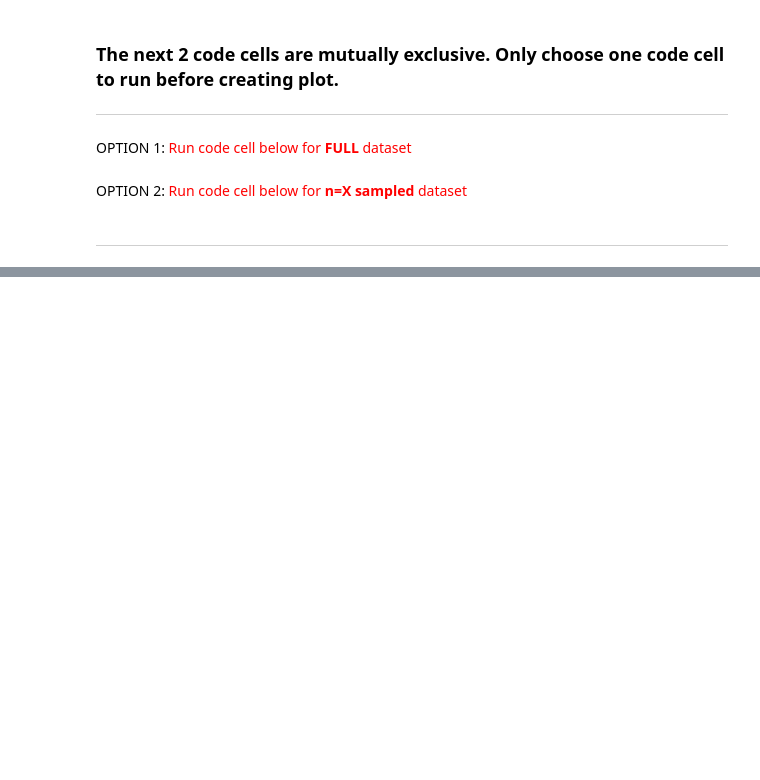
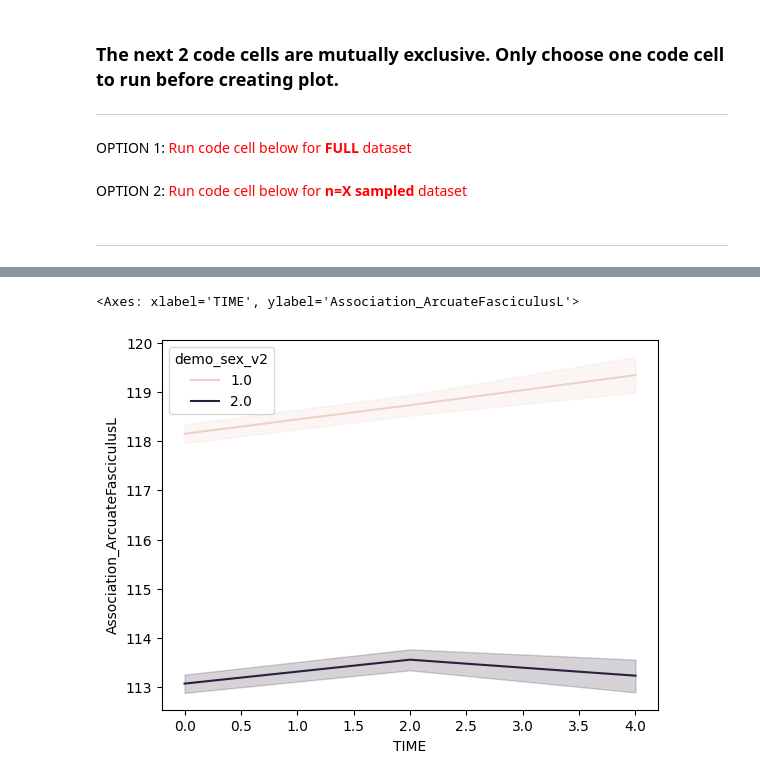
Before and after one commit to manovarmani/tractography, a Jupyter notebook: longitudinal-analysis/longitudinal.ipynb, the cells around one changed output, grey strips where cells are left out. Drawn from its saved outputs; the diff is of its cells as text; code cells hidden in the pictures; blank space fills up the shorter version.

```diff
--- a/longitudinal-analysis/longitudinal.ipynb
+++ b/longitudinal-analysis/longitudinal.ipynb
@@ -223,0 +219,6 @@ plot_trajectory(timepoints, values['average'])
+# %%
+import seaborn as sns
+sns.lineplot(x="TIME", y="Association_ArcuateFasciculusL", hue="demo_sex_v2", data=combined_data)
+# %% [output]
+<Axes: xlabel='TIME', ylabel='Association_ArcuateFasciculusL'>
+[figure, added]
```
Also changed, not shown: parts of 14 cells of this notebook.
